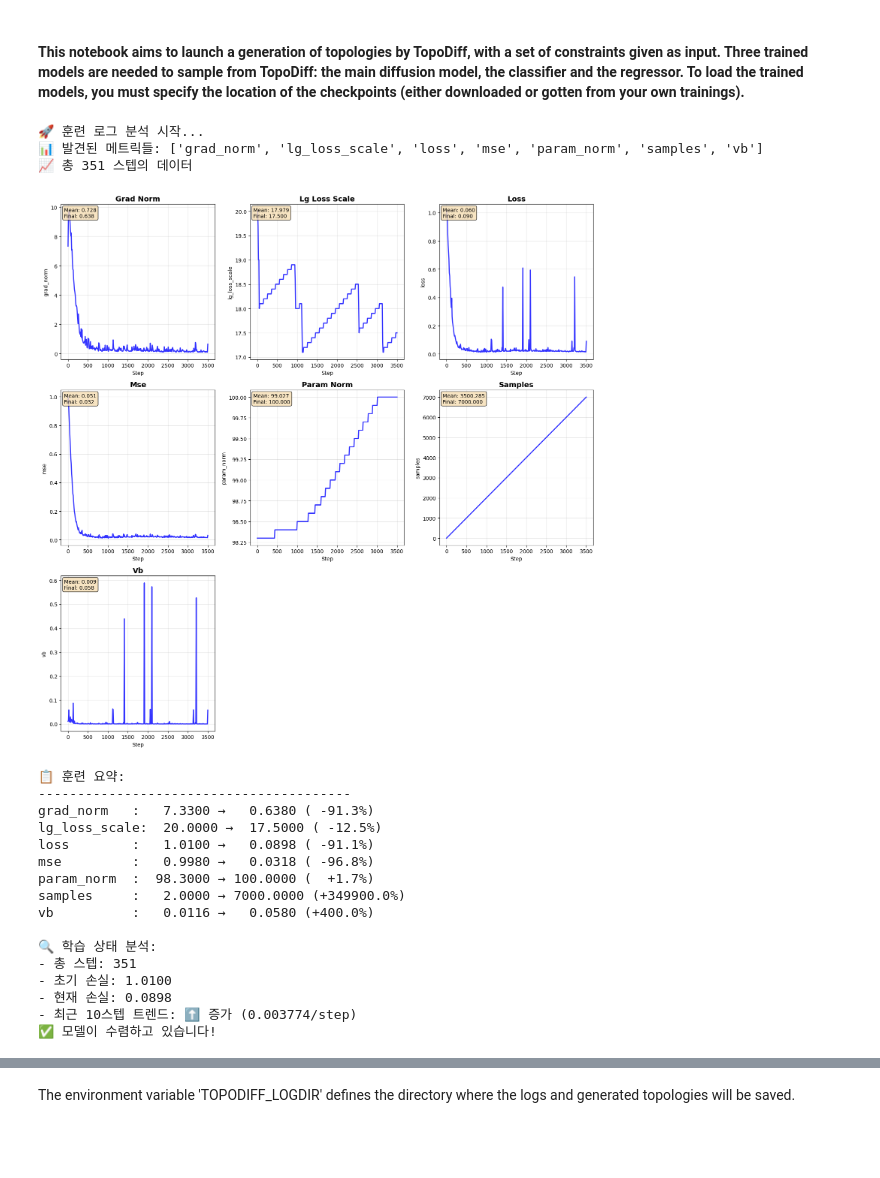
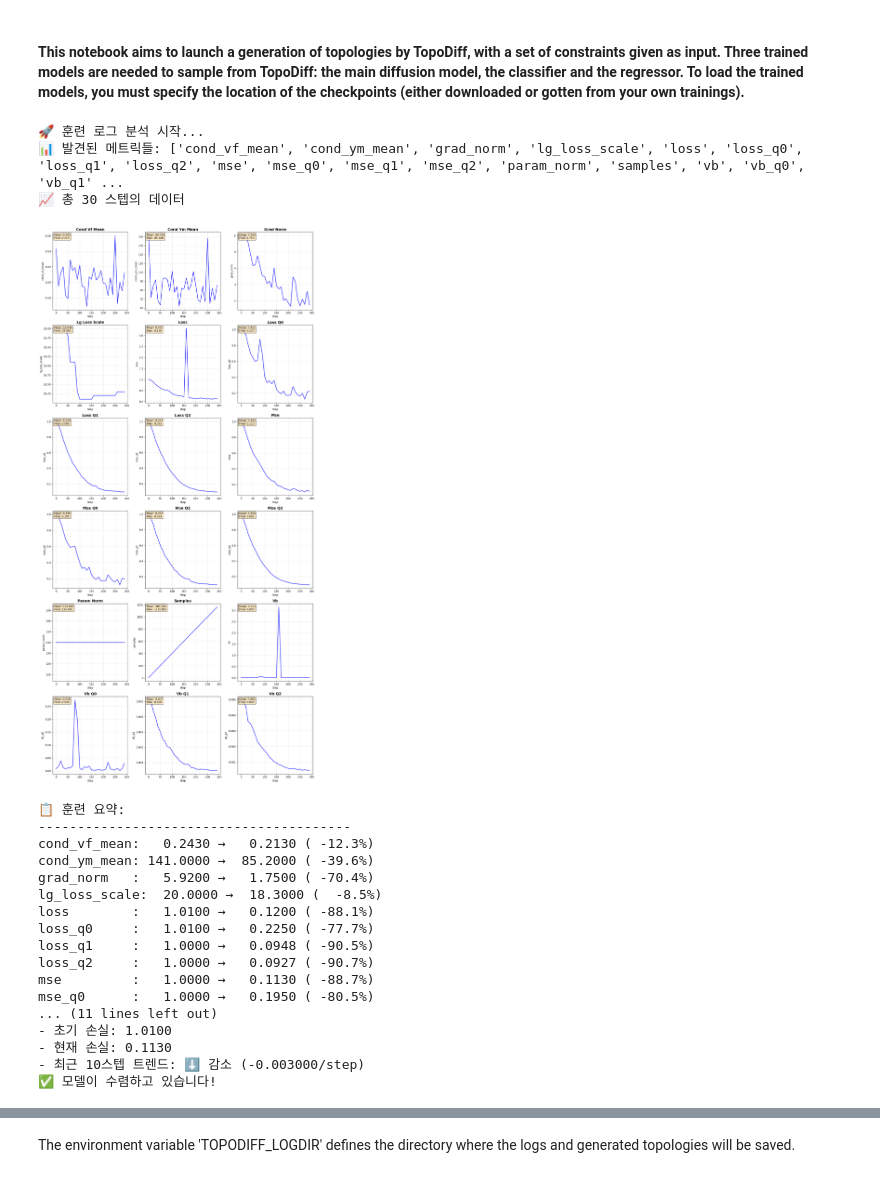
Before and after one commit to dsfsazxc/3D_TPMS_Diffusion, a Jupyter notebook: topodiff/4_TopoDiff_sample.ipynb, the cells around one changed output, grey strips where cells are left out. Saved outputs shown, nothing was run; the diff lists cells and outputs as text; code cells hidden in the pictures; blank space fills up the shorter version.

```diff
--- a/topodiff/4_TopoDiff_sample.ipynb
+++ b/topodiff/4_TopoDiff_sample.ipynb
@@ -127,50 +127,51 @@ def analyze_learning_progress(log_path):
     if len(loss) > 5:
         # 최근 손실의 변화율
         recent_steps = min(10, len(loss))
         recent_loss = loss[-recent_steps:]
         loss_trend = np.polyfit(range(recent_steps), recent_loss, 1)[0]
 
         print(f"\n🔍 학습 상태 분석:")
         print(f"- 총 스텝: {len(steps)}")
         print(f"- 초기 손실: {loss[0]:.4f}")
         print(f"- 현재 손실: {loss[-1]:.4f}")
         print(f"- 최근 {recent_steps}스텝 트렌드: {'⬇️ 감소' if loss_trend < 0 else '⬆️ 증가'} ({loss_trend:.6f}/step)")
 
         # 수렴 여부 판단
         if len(loss) > 20:
             recent_var = np.var(recent_loss)
             if recent_var < 0.1 and abs(loss_trend) < 0.01:
                 print("✅ 모델이 수렴하고 있습니다!")
             elif loss_trend > 0.1:
                 print("⚠️ 손실이 증가하고 있습니다. 학습률을 낮춰보세요.")
             else:
                 print("🔄 모델이 계속 학습 중입니다.")
 
 # 실행
 if __name__ == "__main__":
-    log_path = "/home/yeoneung/Euihyun/3D_TPMS_topoDIff/topodiff/checkpoints/3d_diff_logdir2/log.txt"
+    log_path = "/home/yeoneung/Euihyun/3D_TPMS_topoDIff/topodiff/checkpoints/3d_diff_logdir3/log.txt"
 
     print("🚀 훈련 로그 분석 시작...")
     plot_training_metrics(log_path)
     analyze_learning_progress(log_path)
 # %% [output]
 🚀 훈련 로그 분석 시작...
-📊 발견된 메트릭들: ['grad_norm', 'lg_loss_scale', 'loss', 'mse', 'param_norm', 'samples', 'vb']
-📈 총 351 스텝의 데이터
+📊 발견된 메트릭들: ['cond_vf_mean', 'cond_ym_mean', 'grad_norm', 'lg_loss_scale', 'loss', 'loss_q0', 'loss_q1', 'loss_q2', 'mse', 'mse_q0', 'mse_q1', 'mse_q2', 'param_norm', 'samples', 'vb', 'vb_q0', 'vb_q1' ...
+📈 총 30 스텝의 데이터
-[figure, old version]
+[figure, new version]
 📋 훈련 요약:
 ----------------------------------------
-grad_norm   :   7.3300 →   0.6380 ( -91.3%)
-lg_loss_scale:  20.0000 →  17.5000 ( -12.5%)
-loss        :   1.0100 →   0.0898 ( -91.1%)
-mse         :   0.9980 →   0.0318 ( -96.8%)
-param_norm  :  98.3000 → 100.0000 (  +1.7%)
-samples     :   2.0000 → 7000.0000 (+349900.0%)
-vb          :   0.0116 →   0.0580 (+400.0%)
-
-🔍 학습 상태 분석:
-- 총 스텝: 351
+cond_vf_mean:   0.2430 →   0.2130 ( -12.3%)
+cond_ym_mean: 141.0000 →  85.2000 ( -39.6%)
+grad_norm   :   5.9200 →   1.7500 ( -70.4%)
+lg_loss_scale:  20.0000 →  18.3000 (  -8.5%)
+loss        :   1.0100 →   0.1200 ( -88.1%)
+loss_q0     :   1.0100 →   0.2250 ( -77.7%)
+loss_q1     :   1.0000 →   0.0948 ( -90.5%)
+loss_q2     :   1.0000 →   0.0927 ( -90.7%)
+mse         :   1.0000 →   0.1130 ( -88.7%)
+mse_q0      :   1.0000 →   0.1950 ( -80.5%)
+... (11 lines left out)
 - 초기 손실: 1.0100
-- 현재 손실: 0.0898
-- 최근 10스텝 트렌드: ⬆️ 증가 (0.003774/step)
+- 현재 손실: 0.1130
+- 최근 10스텝 트렌드: ⬇️ 감소 (-0.003000/step)
 ✅ 모델이 수렴하고 있습니다!
```
Also changed, not shown: parts of 4 cells of this notebook, 9 other files.
